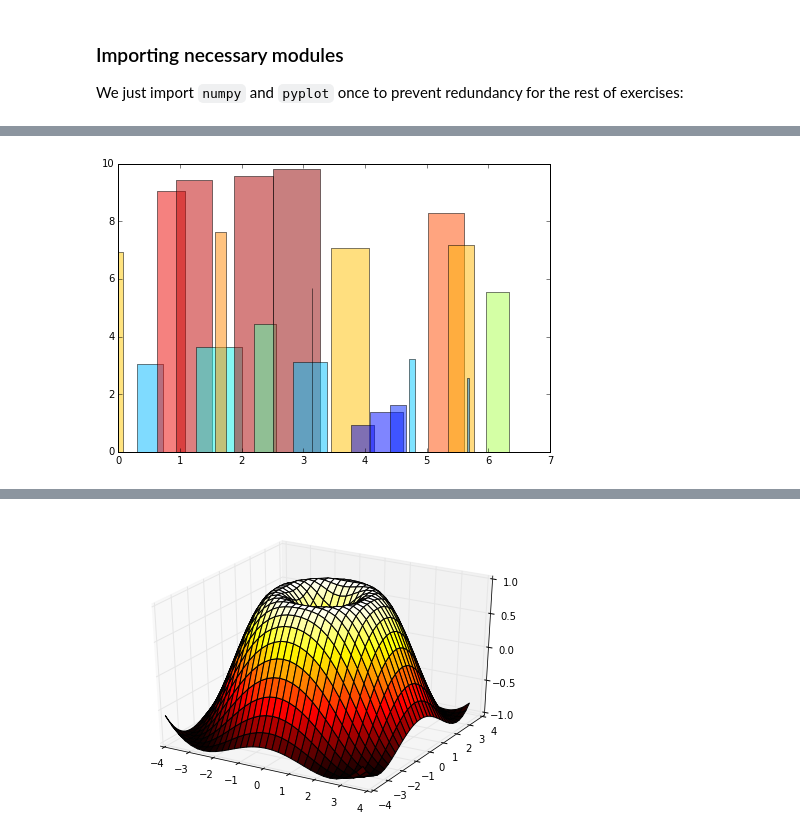
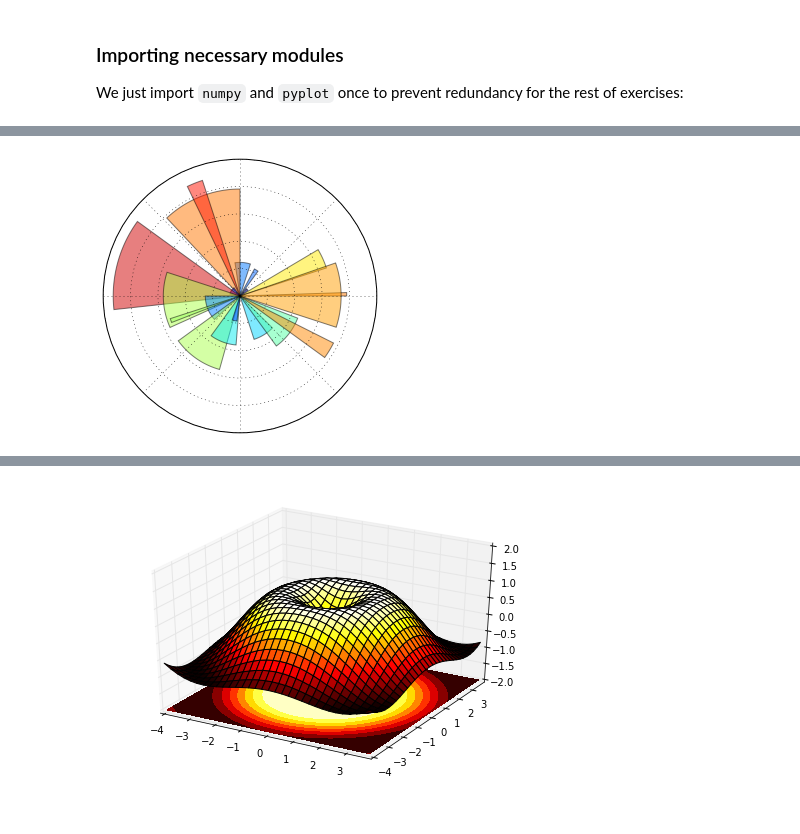
Before and after one commit to Mitchell-Childerhose/CSCI-2000U-100553756, a Jupyter notebook: matplotlib/matplotlib_exercises.ipynb, the cells around one changed output, grey strips where cells are left out. Saved outputs shown, nothing was run; the diff lists cells and outputs as text; code cells hidden in the pictures.

```diff
--- a/matplotlib/matplotlib_exercises.ipynb
+++ b/matplotlib/matplotlib_exercises.ipynb
@@ -275,21 +340,24 @@ plt.show()
 ### _Hints_
 You can use several subplots with different partition.
 # %%
-plt.axes([0,0,1,1])
+ax = plt.axes([0.025,0.025,0.95,0.95], polar=True)
 
 N = 20
 theta = np.arange(0.0, 2*np.pi, 2*np.pi/N)
 radii = 10*np.random.rand(N)
 width = np.pi/4*np.random.rand(N)
 bars = plt.bar(theta, radii, width=width, bottom=0.0)
 
 for r,bar in zip(radii, bars):
-    bar.set_facecolor(plt.cm.jet(r/10.))
+    bar.set_facecolor( plt.cm.jet(r/10.))
     bar.set_alpha(0.5)
 
+ax.set_xticklabels([])
+ax.set_yticklabels([])
+# savefig('../figures/polar_ex.png',dpi=48)
 plt.show()
 # %% [output]
-[figure, old version]
+[figure, new version]
 # %% [markdown]
 ## Polar Axis
 
@@ -325,11 +393,14 @@ X, Y = np.meshgrid(X, Y)
 R = np.sqrt(X**2 + Y**2)
 Z = np.sin(R)
 
-ax.plot_surface(X, Y, Z, rstride=1, cstride=1, cmap='hot')
+ax.plot_surface(X, Y, Z, rstride=1, cstride=1, cmap=plt.cm.hot)
+ax.contourf(X, Y, Z, zdir='z', offset=-2, cmap=plt.cm.hot)
+ax.set_zlim(-2,2)
 
+# savefig('../figures/plot3d_ex.png',dpi=48)
 plt.show()
 # %% [output]
-[figure, old version]
+[figure, new version]
 # %% [markdown]
 ## 3D Plot
 
```
Also changed, not shown: parts of 16 cells of this notebook.
